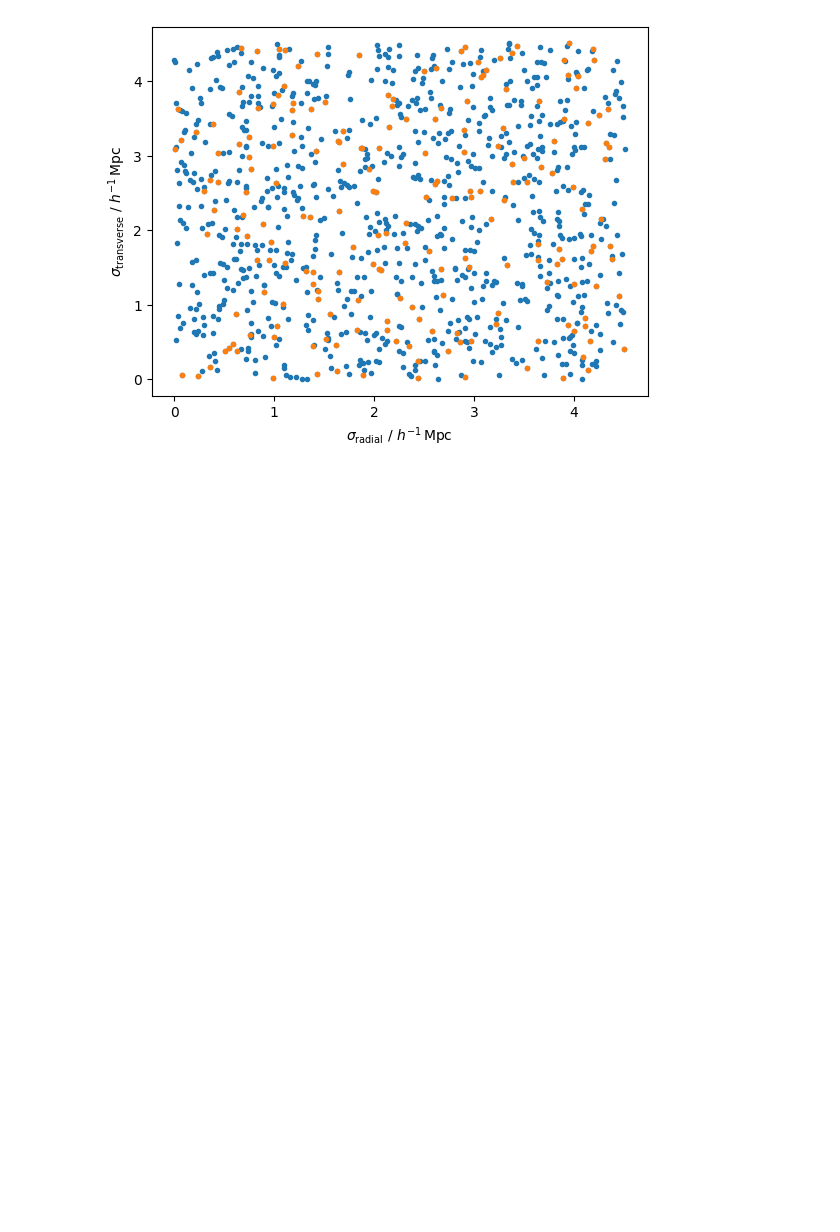
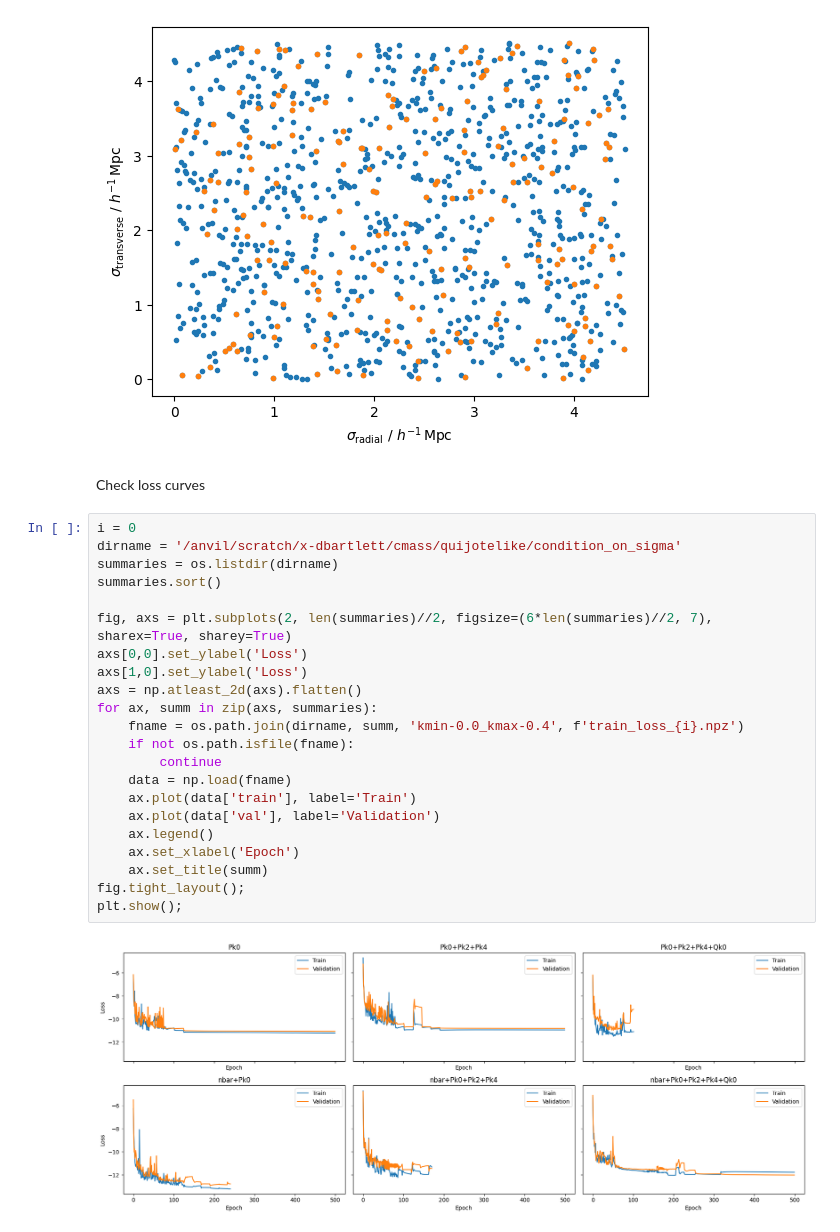
Before and after one commit to maho3/ltu-gobig, a Jupyter notebook: experiments/quijotelike/condition_posterior_on_noise.ipynb, the cells around one changed output. Cells and saved outputs as stored; diff of their text form; blank space fills up the shorter version.

```diff
--- a/experiments/quijotelike/condition_posterior_on_noise.ipynb
+++ b/experiments/quijotelike/condition_posterior_on_noise.ipynb
@@ -381,3 +382,29 @@ plt.show()
 ['x_val.npy', 'posterior.pkl', 'true_logprobs.npy', 'ids_test.npy', 'plot_hyperparam_dependence.jpg', 'theta_train.npy', 'hodprior.csv', 'plot_coverage.jpg', 'theta_test.npy', 'x_test.npy', 'nets', 'p ...
 1000 200
 [figure]
+# %% [markdown]
+Check loss curves
+# %%
+i = 0
+dirname = '/anvil/scratch/x-dbartlett/cmass/quijotelike/condition_on_sigma'
+summaries = os.listdir(dirname)
+summaries.sort()
+
+fig, axs = plt.subplots(2, len(summaries)//2, figsize=(6*len(summaries)//2, 7), sharex=True, sharey=True)
+axs[0,0].set_ylabel('Loss')
+axs[1,0].set_ylabel('Loss')
+axs = np.atleast_2d(axs).flatten()
+for ax, summ in zip(axs, summaries):
+    fname = os.path.join(dirname, summ, 'kmin-0.0_kmax-0.4', f'train_loss_{i}.npz')
+    if not os.path.isfile(fname):
+        continue
+    data = np.load(fname)
+    ax.plot(data['train'], label='Train')
+    ax.plot(data['val'], label='Validation')
+    ax.legend()
+    ax.set_xlabel('Epoch')
+    ax.set_title(summ)
+fig.tight_layout();
+plt.show();
+# %% [output]
+[figure, added]
```
Also changed, not shown: parts of 5 cells of this notebook, 2 other files.
